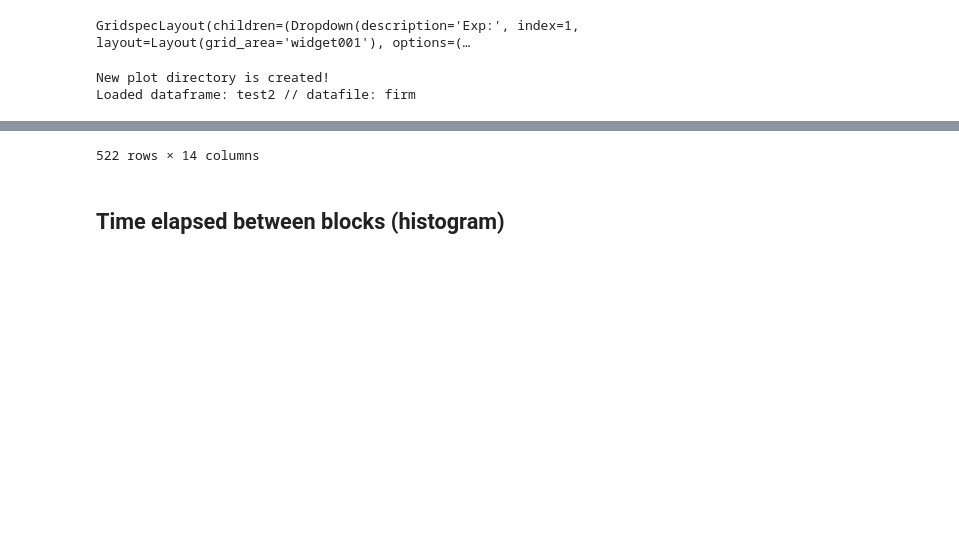
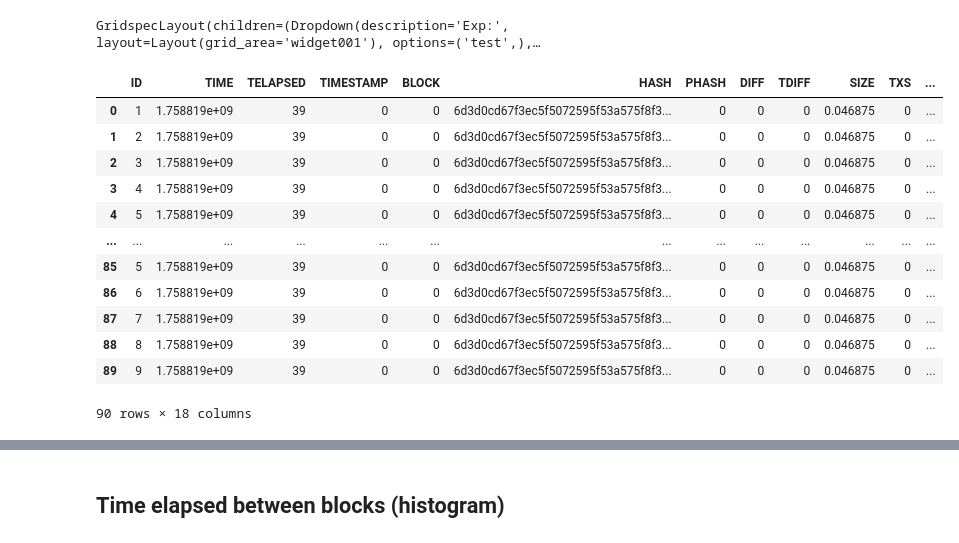
Before and after one commit to teksander/toychain-argos, a Jupyter notebook: HelloNeighbor/results/plotter.ipynb, the cells around one changed output, grey strips where cells are left out. Saved outputs shown, nothing was run; the diff lists cells and outputs as text; code cells hidden in the pictures; blank space fills up the shorter version.

```diff
--- a/HelloNeighbor/results/plotter.ipynb
+++ b/HelloNeighbor/results/plotter.ipynb
@@ -152,7 +153,18 @@ IndexError: list index out of range
 # %%
 # Do some tests
-load_df('firm')
+load_df('block')
 # %% [output]
-GridspecLayout(children=(Dropdown(description='Exp:', index=1, layout=Layout(grid_area='widget001'), options=(…
+GridspecLayout(children=(Dropdown(description='Exp:', layout=Layout(grid_area='widget001'), options=('test',),…
+|  | ID | TIME | TELAPSED | TIMESTAMP | BLOCK | HASH | PHASH | DIFF | TDIFF | SIZE | TXS | ... |
+| 0 | 1 | 1.758819e+09 | 39 | 0 | 0 | 6d3d0cd67f3ec5f5072595f53a575f8f3... | 0 | 0 | 0 | 0.046875 | 0 | ... |
+| 1 | 2 | 1.758819e+09 | 39 | 0 | 0 | 6d3d0cd67f3ec5f5072595f53a575f8f3... | 0 | 0 | 0 | 0.046875 | 0 | ... |
+| 2 | 3 | 1.758819e+09 | 39 | 0 | 0 | 6d3d0cd67f3ec5f5072595f53a575f8f3... | 0 | 0 | 0 | 0.046875 | 0 | ... |
+| 3 | 4 | 1.758819e+09 | 39 | 0 | 0 | 6d3d0cd67f3ec5f5072595f53a575f8f3... | 0 | 0 | 0 | 0.046875 | 0 | ... |
+| 4 | 5 | 1.758819e+09 | 39 | 0 | 0 | 6d3d0cd67f3ec5f5072595f53a575f8f3... | 0 | 0 | 0 | 0.046875 | 0 | ... |
+| ... | ... | ... | ... | ... | ... | ... | ... | ... | ... | ... | ... | ... |
+| 85 | 5 | 1.758819e+09 | 39 | 0 | 0 | 6d3d0cd67f3ec5f5072595f53a575f8f3... | 0 | 0 | 0 | 0.046875 | 0 | ... |
+| 86 | 6 | 1.758819e+09 | 39 | 0 | 0 | 6d3d0cd67f3ec5f5072595f53a575f8f3... | 0 | 0 | 0 | 0.046875 | 0 | ... |
+| 87 | 7 | 1.758819e+09 | 39 | 0 | 0 | 6d3d0cd67f3ec5f5072595f53a575f8f3... | 0 | 0 | 0 | 0.046875 | 0 | ... |
+| 88 | 8 | 1.758819e+09 | 39 | 0 | 0 | 6d3d0cd67f3ec5f5072595f53a575f8f3... | 0 | 0 | 0 | 0.046875 | 0 | ... |
+| 89 | 9 | 1.758819e+09 | 39 | 0 | 0 | 6d3d0cd67f3ec5f5072595f53a575f8f3... | 0 | 0 | 0 | 0.046875 | 0 | ... |
-New plot directory is created!
-Loaded dataframe: test2 // datafile: firm
+90 rows × 18 columns
@@ -171,4 +171,3 @@ Loaded dataframe: test2 // datafile: firm
-522 rows × 14 columns
 # %% [markdown]
 ## Time elapsed between blocks (histogram)
 # %%
```
Also changed, not shown: parts of 4 cells of this notebook, 13 other files.
